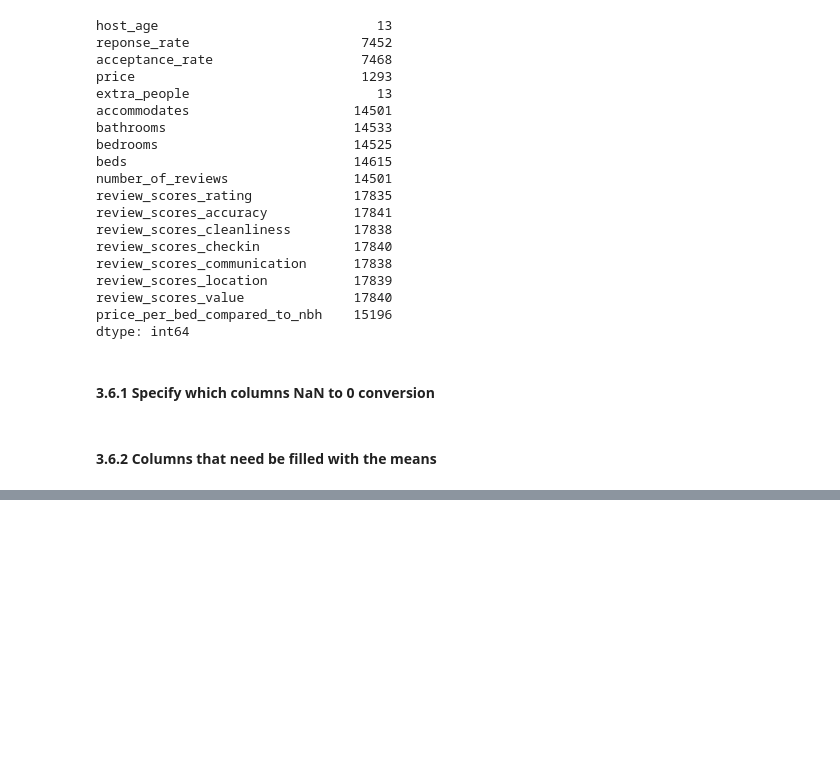
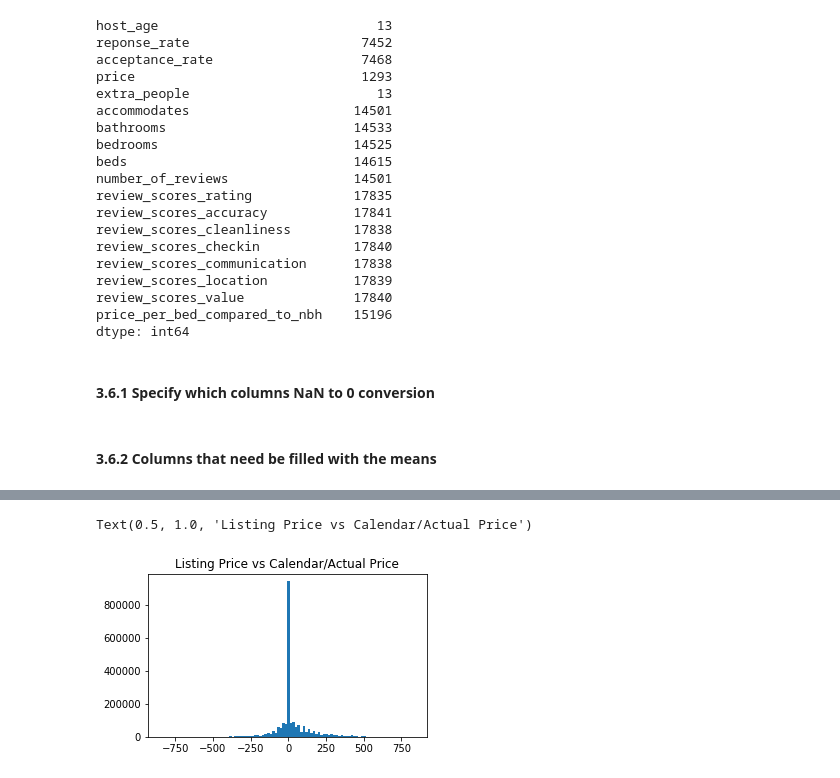
Before and after one commit to emmaolof/Airbnb-Deep-Dive, a Jupyter notebook: airbnb_appliedML.ipynb, the cells around one changed output, grey strips where cells are left out. Cells and saved outputs as stored; diff of their text form; code cells hidden in the pictures; blank space fills up the shorter version.

```diff
--- a/airbnb_appliedML.ipynb
+++ b/airbnb_appliedML.ipynb
@@ -271,0 +341,12 @@ SyntaxError: unexpected EOF while parsing (<ipython-input-103-1581de8aa69c>, lin
+# %%
+calendar = calendar.merge(listings[['id','price']].rename({'id':'listing_id'}, axis=1), on='listing_id')
+calendar['price_x'] = calendar['price_x'].apply(convert_money)
+calendar['price_y'] = calendar['price_y'].apply(convert_money)
+calendar_available = calendar[calendar['available']==1]
+calendar_booked = calendar[calendar['available']==0]
+# %%
+a = plt.hist(calendar_available['price_x'] - calendar_available['price_y'], bins=100)
+plt.title("Listing Price vs Calendar/Actual Price")
+# %% [output]
+Text(0.5, 1.0, 'Listing Price vs Calendar/Actual Price')
+[figure, added]
```
Also changed, not shown: parts of 27 cells of this notebook, 10 other files.
